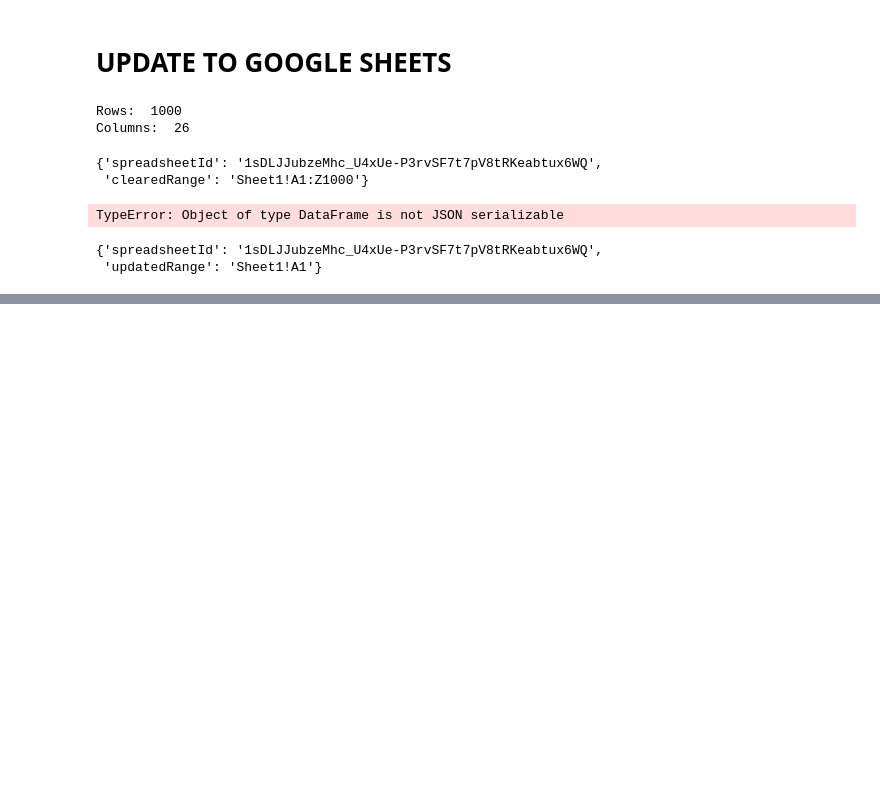
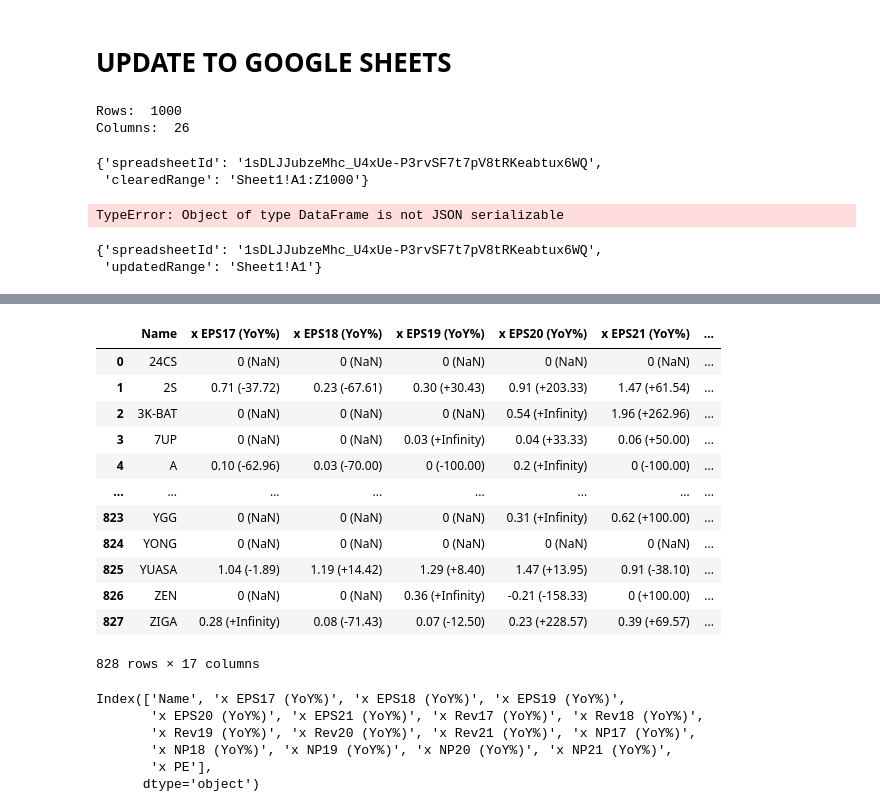
Before and after one commit to jarkthan/setscraping, a Jupyter notebook: set scraping.ipynb, the cells around one changed output, grey strips where cells are left out. Drawn from its saved outputs; the diff is of its cells as text; code cells hidden in the pictures; blank space fills up the shorter version.

```diff
--- a/set scraping.ipynb
+++ b/set scraping.ipynb
@@ -125,3 +126,33 @@ pd.read_html(data_dim)[1]
 | 17 | AF | บริษัท ไอร่า แฟคตอริ่ง จำกัด (มหาชน) | mai | FINCIAL | ... |
 | 18 | AFC | บริษัท เอเซียไฟเบอร์ จำกัด (มหาชน) | SET | CONSUMP | ... |
 | 19 | AGE | บริษัท เอเชีย กรีน เอนเนอจี จำกัด... | SET | RESOURC | ... |
+# %%
+driver = webdriver.Chrome(r'/Users/jarkrunglerdkriangkrai/Github/setscraping/chromedriver')
+driver.get('http://siamchart.com/stock-financial/')
+data = driver.page_source
+# %%
+df = pd.read_html(data)[0].drop('No.',axis=1)
+df
+# %% [output]
+|  | Name | x EPS17 (YoY%) | x EPS18 (YoY%) | x EPS19 (YoY%) | x EPS20 (YoY%) | x EPS21 (YoY%) | ... |
+| 0 | 24CS | 0 (NaN) | 0 (NaN) | 0 (NaN) | 0 (NaN) | 0 (NaN) | ... |
+| 1 | 2S | 0.71 (-37.72) | 0.23 (-67.61) | 0.30 (+30.43) | 0.91 (+203.33) | 1.47 (+61.54) | ... |
+| 2 | 3K-BAT | 0 (NaN) | 0 (NaN) | 0 (NaN) | 0.54 (+Infinity) | 1.96 (+262.96) | ... |
+| 3 | 7UP | 0 (NaN) | 0 (NaN) | 0.03 (+Infinity) | 0.04 (+33.33) | 0.06 (+50.00) | ... |
+| 4 | A | 0.10 (-62.96) | 0.03 (-70.00) | 0 (-100.00) | 0.2 (+Infinity) | 0 (-100.00) | ... |
+| ... | ... | ... | ... | ... | ... | ... | ... |
+| 823 | YGG | 0 (NaN) | 0 (NaN) | 0 (NaN) | 0.31 (+Infinity) | 0.62 (+100.00) | ... |
+| 824 | YONG | 0 (NaN) | 0 (NaN) | 0 (NaN) | 0 (NaN) | 0 (NaN) | ... |
+| 825 | YUASA | 1.04 (-1.89) | 1.19 (+14.42) | 1.29 (+8.40) | 1.47 (+13.95) | 0.91 (-38.10) | ... |
+| 826 | ZEN | 0 (NaN) | 0 (NaN) | 0.36 (+Infinity) | -0.21 (-158.33) | 0 (+100.00) | ... |
+| 827 | ZIGA | 0.28 (+Infinity) | 0.08 (-71.43) | 0.07 (-12.50) | 0.23 (+228.57) | 0.39 (+69.57) | ... |
+828 rows × 17 columns
+# %%
+df.columns
+# %% [output]
+Index(['Name', 'x EPS17 (YoY%)', 'x EPS18 (YoY%)', 'x EPS19 (YoY%)',
+       'x EPS20 (YoY%)', 'x EPS21 (YoY%)', 'x Rev17 (YoY%)', 'x Rev18 (YoY%)',
+       'x Rev19 (YoY%)', 'x Rev20 (YoY%)', 'x Rev21 (YoY%)', 'x NP17 (YoY%)',
+       'x NP18 (YoY%)', 'x NP19 (YoY%)', 'x NP20 (YoY%)', 'x NP21 (YoY%)',
+       'x PE'],
+      dtype='object')
```
Also changed, not shown: parts of 4 cells of this notebook.
